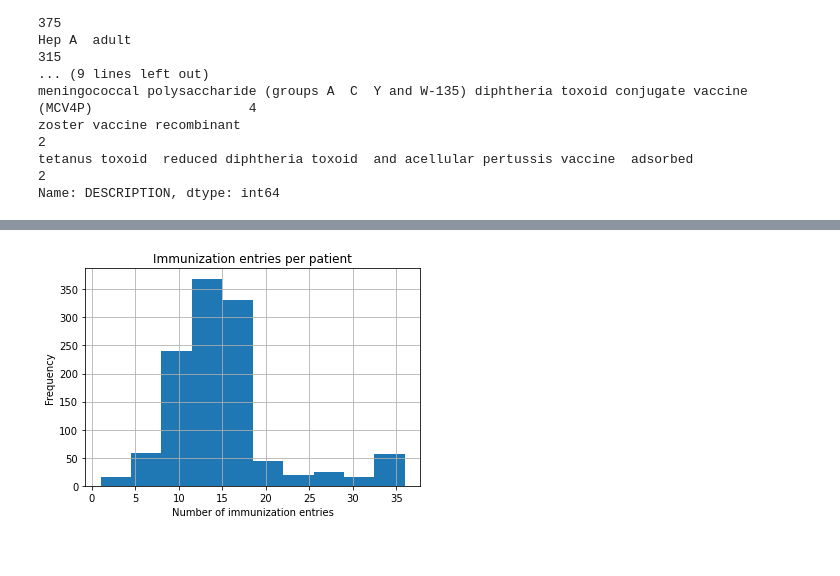
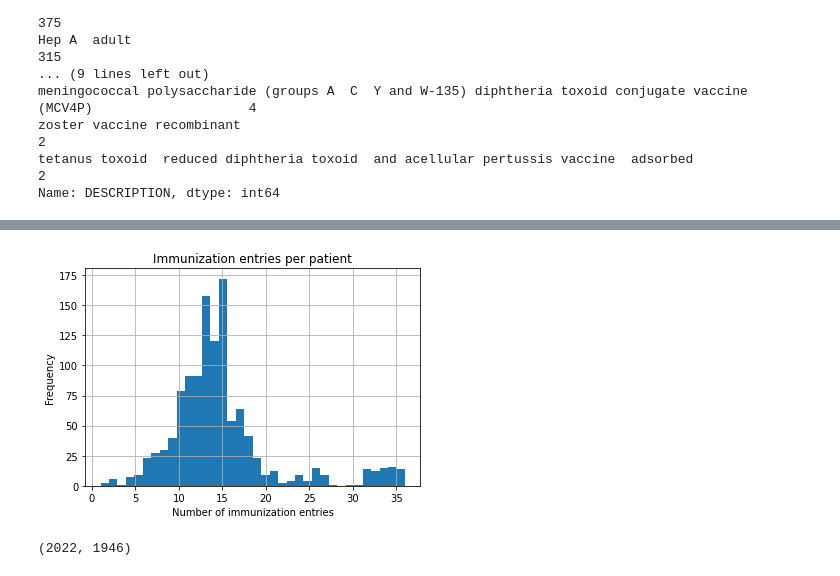
Before and after one commit to bsenst/dtc-de-2023, a Jupyter notebook: notebooks/eda-synthea-dataset.ipynb, the cells around one changed output, grey strips where cells are left out. Saved outputs shown, nothing was run; the diff lists cells and outputs as text; code cells hidden in the pictures.

```diff
--- a/notebooks/eda-synthea-dataset.ipynb
+++ b/notebooks/eda-synthea-dataset.ipynb
@@ -42,6 +42,8 @@ for dirname, _, filenames in os.walk('/kaggle/input'):
 df_dict["immunizations"].columns
 # %% [output]
 Index(['DATE', 'PATIENT', 'ENCOUNTER', 'CODE', 'DESCRIPTION', 'BASE_COST'], dtype='object')
+# %%
+df_dict["immunizations"]["DATE"] = pd.to_datetime(df_dict["immunizations"]["DATE"])
 # %%
 df_dict["immunizations"]["DESCRIPTION"].value_counts()
 # %% [output]
@@ -65,8 +82,12 @@ Name: DESCRIPTION, dtype: int64
 # %%
-df_dict["immunizations"]["PATIENT"].value_counts().hist()
+df_dict["immunizations"]["PATIENT"].value_counts().hist(bins=36)
 plt.title("Immunization entries per patient")
 plt.xlabel("Number of immunization entries")
 plt.ylabel("Frequency")
 plt.show()
 # %% [output]
-[figure, old version]
+[figure, new version]
+# %%
+df_dict["immunizations"]["DATE"].dt.year.unique().max(), df_dict["immunizations"]["DATE"].dt.year.unique().min()
+# %% [output]
+(2022, 1946)
```
Also changed, not shown: parts of 9 cells of this notebook.
